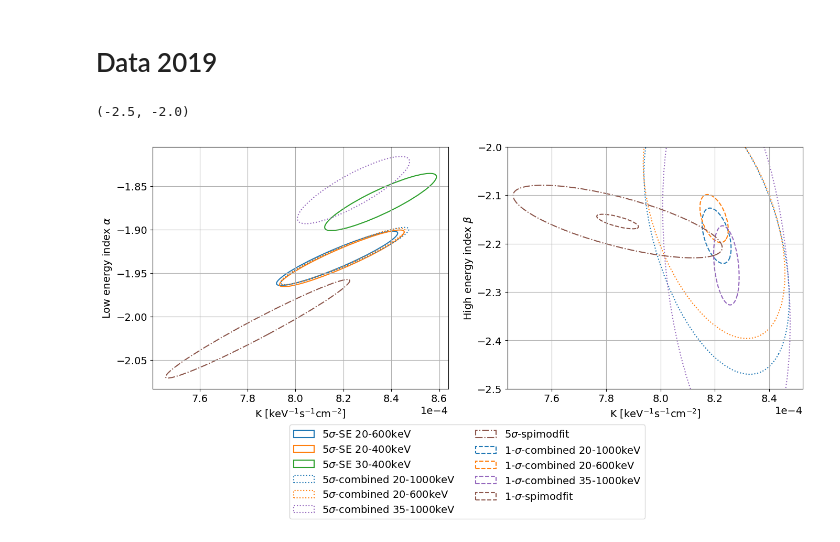
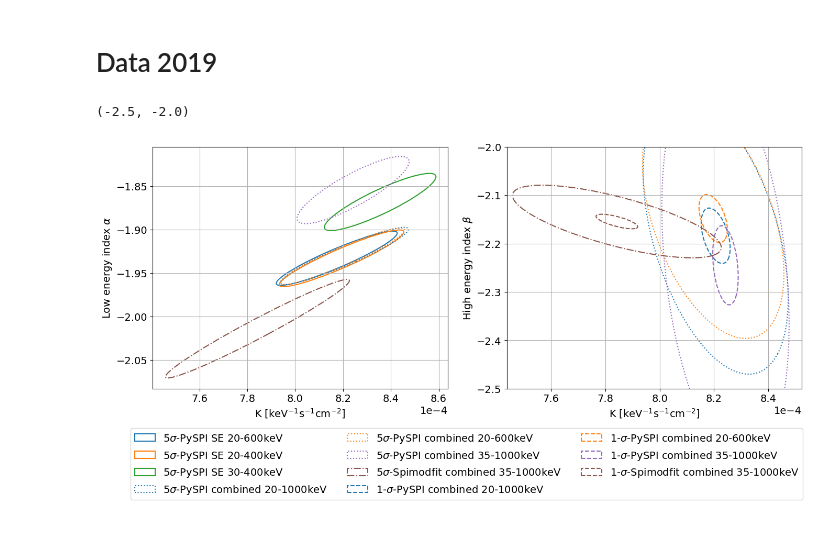
Before and after one commit to timmguthle/INTEGRAL-SPI, a Jupyter notebook: main_files/crab_19/plots_comparison.ipynb, the cells around one changed output. Cells and saved outputs as stored; diff of their text form; code cells hidden in the pictures.

Commit message:
updated plots

```diff
--- a/main_files/crab_19/plots_comparison.ipynb
+++ b/main_files/crab_19/plots_comparison.ipynb
@@ -170,8 +170,8 @@ plt.rcParams.update({'font.size': 14})
 fig, [ax, ax2] = plt.subplots(1, 2, figsize=(16, 6))
 
 
-ax.plot(real_vals[0], real_vals[1], "ko", label="1$\sigma$-Roques and Jourdain (2019)")
-confidence_ellipse(real_vals[:2], real_cov, ax, n_std=1, edgecolor="black", ls="solid")
+ax.plot(real_vals[0], real_vals[1], "ko")
+confidence_ellipse(real_vals[:2], real_cov, ax, n_std=1, edgecolor="black", ls="solid", label="1$\sigma$-Roques and Jourdain (2019)")
 confidence_ellipse(real_vals[:2], real_cov, ax, n_std=5, edgecolor="black", ls="dashed", label="5$\sigma$-Roques and Jourdain (2019)")
 
 ax2.plot(real_vals[0], real_vals[2], "ko", )
@@ -188,7 +188,7 @@ for folder, name, edgecolor, linestyle, std_dev in zip(folders, names, edgecolor
 
     if "Crab beta" in header:
         confidence_ellipse(val[0:3:2], cov[0:3:2, 0:3:2], ax2, n_std=std_dev, edgecolor=edgecolor, ls=linestyle, linewidth=1.5)
-        confidence_ellipse(val[0:3:2], cov[0:3:2, 0:3:2], ax2, n_std=1, edgecolor=edgecolor, ls="dashed", linewidth=1.5, label=f"1-$\sigma${name[9:]}")
+        confidence_ellipse(val[0:3:2], cov[0:3:2, 0:3:2], ax2, n_std=1, edgecolor=edgecolor, ls="dashed", linewidth=1.5, label=f"1$\sigma${name[9:]}")
 
 
 ax.autoscale()
@@ -259,14 +259,14 @@ for p in folders:
     d_M.append(mahalanobis_dist(val, cov, real_vals))
 
 names = [
-    'SE 20-600keV',
-    'SE 20-400keV',
-    'SE 30-400keV',
+    'PySPI SE 20-600keV',
+    'PySPI SE 20-400keV',
+    'PySPI SE 30-400keV',
     #3_SE/crab_band_fit_35_81',
-    'combined 20-1000keV',
-    'combined 20-600keV',
-    'combined 35-1000keV',
-    'spimodfit'
+    'PySPI combined 20-1000keV',
+    'PySPI combined 20-600keV',
+    'PySPI combined 35-1000keV',
+    'Spimodfit combined 35-1000keV'
 ]
 
 std_devs = [
@@ -429,14 +429,14 @@ folders = [
 
 
 names = [
-    'SE 20-600keV',
-    'SE 20-400keV',
-    'SE 30-400keV',
+    'PySPI SE 20-600keV',
+    'PySPI SE 20-400keV',
+    'PySPI SE 30-400keV',
     #3_SE/crab_band_fit_35_81',
-    'combined 20-1000keV',
-    'combined 20-600keV',
-    'combined 35-1000keV',
-    'spimodfit'
+    'PySPI combined 20-1000keV',
+    'PySPI combined 20-600keV',
+    'PySPI combined 35-1000keV',
+    'Spimodfit combined 35-1000keV'
 ]
 
 std_devs = [
@@ -496,34 +496,34 @@ for folder, name, edgecolor, linestyle, std_dev in zip(folders, names, edgecolor
 
     with open(f"{folder}/fit_val.txt", "r") as f:
         header = f.readlines()[0]
 
     if "combined" in folder:
         confidence_ellipse(val[0:3:2], cov[0:3:2, 0:3:2], ax2, n_std=std_dev, edgecolor=edgecolor, ls=linestyle, linewidth=1.5)
         confidence_ellipse(val[0:3:2], cov[0:3:2, 0:3:2], ax2, n_std=1, edgecolor=edgecolor, ls="dashed", linewidth=1.5, label=f"1-$\sigma${name[9:]}")
 
 
 
 ax.autoscale()
 ax.grid()
 
 ax2.autoscale()
 ax2.grid()
 # fig.legend(bbox_to_anchor=(0.9, 1), loc=2, borderaxespad=0.)
-fig.legend(loc='lower center', bbox_to_anchor=(0.5, -0.32), ncol=2)
+fig.legend(loc='lower center', bbox_to_anchor=(0.5, -0.26), ncol=3)
 #plt.legend()
 ax.set_xlabel("K [keV$^{-1}$s$^{-1}$cm$^{-2}$]")
 ax.set_ylabel("Low energy index $\\alpha$")
 
 ax2.set_xlabel("K [keV$^{-1}$s$^{-1}$cm$^{-2}$]")
 ax2.set_ylabel("High energy index $\\beta$")
 ax.ticklabel_format(style='sci', axis='x', scilimits=(0,0))
 ax2.ticklabel_format(style='sci', axis='x', scilimits=(0,0))
 
 ax2.set_ylim(-2.5, -2.0)
 
 # fig.suptitle('Data 2017', position=(0.5, 0.95))
 # %% [output]
 (-2.5, -2.0)
-[figure, old version]
+[figure, new version]
 # %%
 fig.savefig(f"{path}/comparison_plot_2019_spimodfit.pdf", bbox_inches='tight')
```
Also changed, not shown: parts of 3 cells of this notebook, 7 other files.
